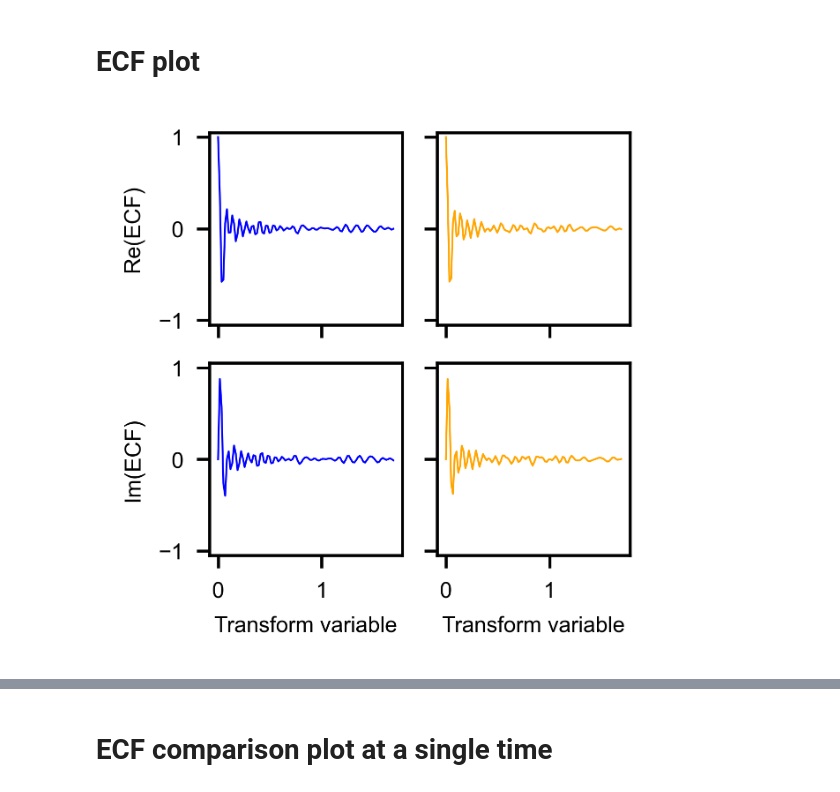
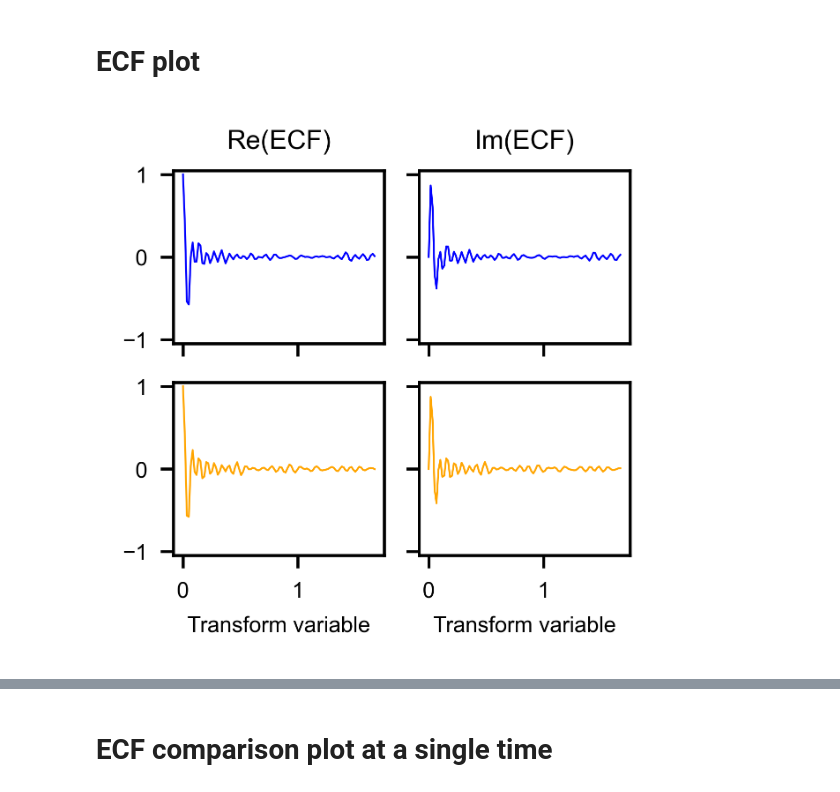
Before and after one commit to tjsego/ssr_project_2024, a Jupyter notebook: notebooks/fig_overview.ipynb, the cells around one changed output, grey strips where cells are left out. Saved outputs shown, nothing was run; the diff lists cells and outputs as text; code cells hidden in the pictures.

```diff
--- a/notebooks/fig_overview.ipynb
+++ b/notebooks/fig_overview.ipynb
@@ -153,9 +193,9 @@ _ = axs[0].set_ylabel('Density')
 # %%
-for dist, color in zip(dist_all, color_all):
+for i, (dist, color) in enumerate(zip(dist_all, color_all)):
     fig, ax = plt.subplots(1, 1, layout='compressed', figsize=(fig_dim, fig_dim))
     ax.hist(dist, density=True, color=color)
-    # ax.set_xlabel(var_name)
     ax.grid(False)
     ax.set_ylim(0, 0.022)
-# _ = axs[0].set_ylabel('Density')
+
+    export_all(fig, f'densities_plain_{i}')
 # %% [output]
@@ -163,0 +204,31 @@ for dist, color in zip(dist_all, color_all):
+# %%
+ylims_other = [0.06, 0.02]
+
+for i, idx in enumerate(times_others_idx):
+
+    dist1_other = res_var1[idx+1, :]
+    dist2_other = res_var2[idx+1, :]
+
+    dist_all_other = [dist1_other, dist2_other]
+
+    fig, axs = plt.subplots(1, 2,
+                            layout='compressed',
+                            figsize=(fig_dim * 2, fig_dim),
+                            sharey=True
+                            )
+
+    for ax, dist, color in zip(axs, dist_all_other, color_all):
+        ax.hist(dist, density=True, color=color)
+        ax.set_xlabel(var_name)
+        ax.grid(False)
+    axs[0].set_ylabel('Density')
+
+    export_all(fig, f'densities_other_{i}')
+
+    for j, (dist, color) in enumerate(zip(dist_all_other, color_all)):
+        fig, ax = plt.subplots(1, 1, layout='compressed', figsize=(fig_dim, fig_dim))
+        ax.hist(dist, density=True, color=color)
+        ax.grid(False)
+        ax.set_ylim(0, ylims_other[i])
+
+        export_all(fig, f'densities_other_{i}_plain_{j}')
@@ -166,33 +244,35 @@ for dist, color in zip(dist_all, color_all):
 # %%
 eval_num = 100
 sig_figs = 12
 
 def compute_ecfs(_dist1, _dist2):
     _dist1_std = np.std(_dist1)
     _eval_pts = sim_lib.get_eval_info_times(eval_num,
                                             2 * sim_lib.DEF_NUM_VAR_PERS * np.pi / np.std(_dist1) if _dist1_std > 0.0 else 1.0)
     _ecf1 = sim_lib.ecf(_dist1, _eval_pts)
     _ecf2 = sim_lib.ecf(_dist2, _eval_pts)
     return _eval_pts, _ecf1, _ecf2
 
 eval_pts, ecf1, ecf2 = compute_ecfs(dist1, dist2)
 
 ecf_all = [ecf1, ecf2]
 
 fig, axs = plt.subplots(2, 2,
                         layout='compressed',
                         figsize=(fig_dim * 2, fig_dim * 2),
                         sharex=True,
                         sharey='row'
                         )
 
 for i, ax in enumerate(axs):
     for j in range(2):
-        axs[j][i].plot(eval_pts, ecf_all[i][:, j], color=color_all[i])
-    ax[0].set_ylabel(['Re(ECF)', 'Im(ECF)'][i])
+        axs[i][j].plot(eval_pts, ecf_all[i][:, j], color=color_all[i])
+        axs[0][j].set_title(['Re(ECF)', 'Im(ECF)'][j])
     ax[0].set_ylim(-1.05, 1.05)
 for j in range(2):
     axs[-1][j].set_xlabel('Transform variable')
+
+export_all(fig, 'ecfs')
 # %% [output]
-[figure, old version]
+[figure, new version]
 # %%
```
Also changed, not shown: parts of 20 cells of this notebook.
